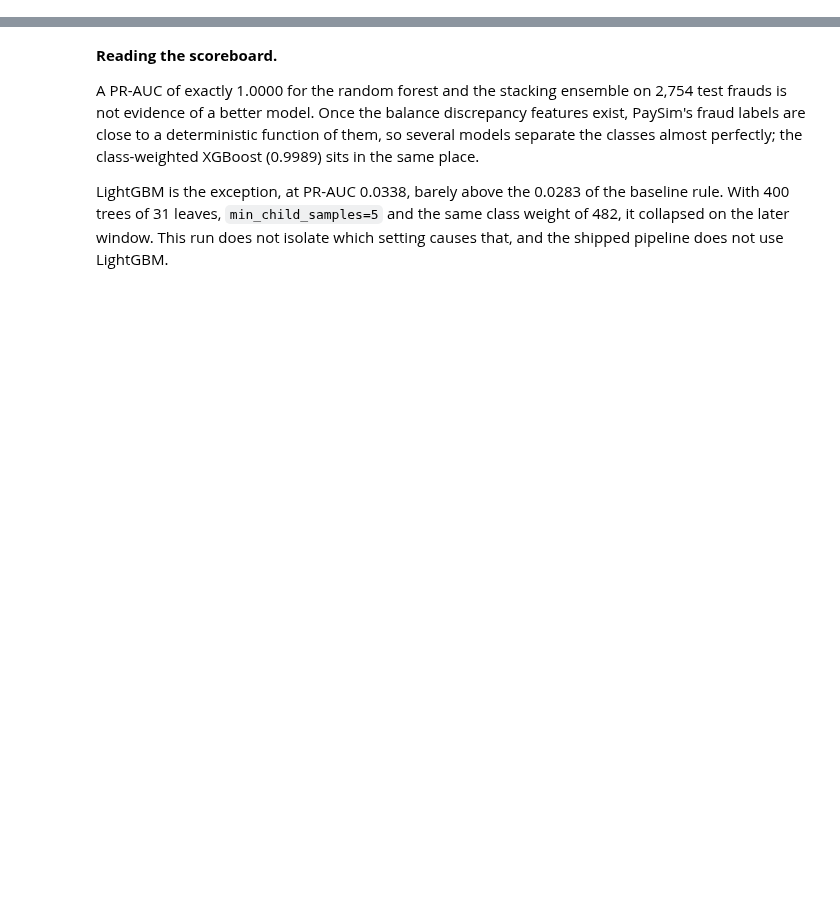
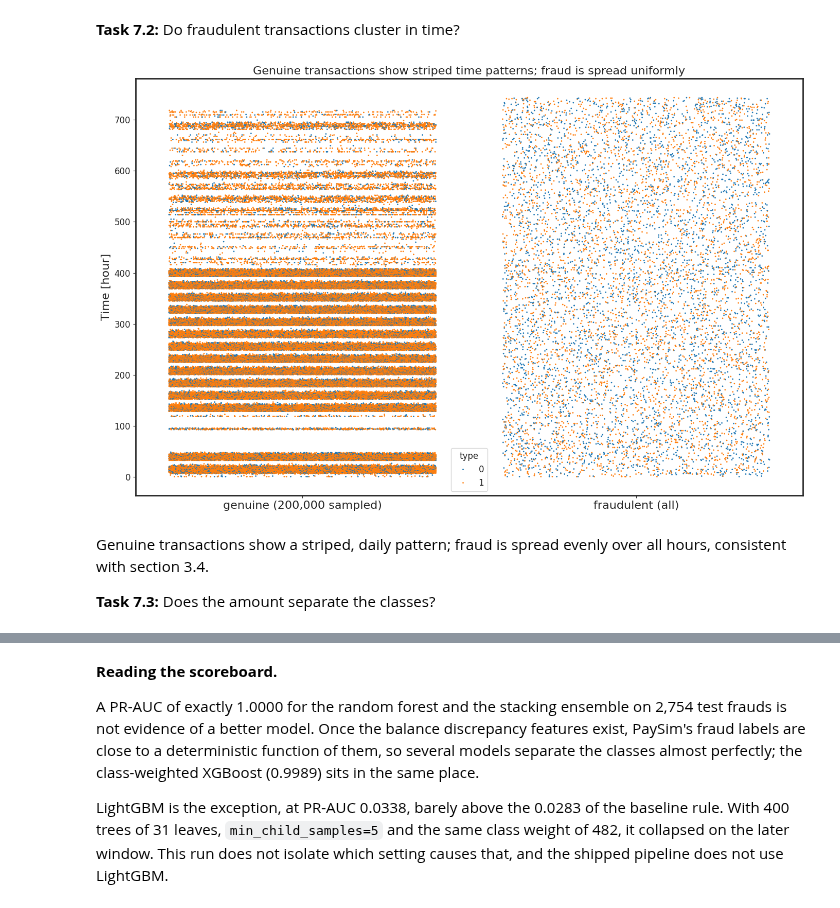
Before and after one commit to alvenyuka/Fraud-Detection-System, a Jupyter notebook: Fraud_Detection_System.ipynb, the cells around one changed output, grey strips where cells are left out. Drawn from its saved outputs; the diff is of its cells as text; code cells hidden in the pictures; blank space fills up the shorter version.

```diff
--- a/Fraud_Detection_System.ipynb
+++ b/Fraud_Detection_System.ipynb
@@ -814,7 +0,0 @@ plt.show();
-# %%
-ax = plot_strip(target, -features.errorBalanceDest, features.type, figsize=(14,9))
-ax.set_ylabel('- errorBalanceDest', size=16)
-ax.set_title('Balance discrepancy at destination clearly separates fraud '
-             'from genuine', size=16)
-plt.tight_layout()
-plt.show()
@@ -1189,0 +556,7 @@ plt.show()
+# %%
+fraud_relevant = df[(df["type"] == "TRANSFER") | (df["type"] == "CASH_OUT")].copy()
+
+print(f"Original dataset: {len(df):>10,} transactions")
+print(f"After filtering:  {len(fraud_relevant):>10,} transactions")
+print(f"Rows removed:    {len(df) - len(fraud_relevant):>10,} "
+      f"({(len(df) - len(fraud_relevant)) / len(df):.1%})")
@@ -1189,0 +656,9 @@ plt.show()
+# %%
+dest_zero_pair = (features["oldBalanceDest"] == 0) & (features["newBalanceDest"] == 0) & (features["amount"] != 0)
+features.loc[dest_zero_pair, ["oldBalanceDest", "newBalanceDest"]] = -1
+
+orig_zero_pair = (features["oldBalanceOrig"] == 0) & (features["newBalanceOrig"] == 0) & (features["amount"] != 0)
+features.loc[orig_zero_pair, ["oldBalanceOrig", "newBalanceOrig"]] = np.nan
+
+print("Sentinel values imputed successfully.")
+print(f"NaN values in features: {features.isnull().sum().sum():,}")
@@ -1189,0 +686,9 @@ plt.show()
+# %%
+# Sender side: zero when the sender's balance fell by exactly the amount
+features["errorBalanceOrig"] = features["newBalanceOrig"] + features["amount"] - features["oldBalanceOrig"]
+
+# Recipient side: zero when the recipient's balance rose by exactly the amount
+features["errorBalanceDest"] = features["oldBalanceDest"] + features["amount"] - features["newBalanceDest"]
+
+print(f"Final feature set: {list(features.columns)}")
+print(f"Shape: {features.shape}")
@@ -1189,0 +731,15 @@ plt.show()
+# %% [markdown]
+**Task 7.2:** Do fraudulent transactions cluster in time?
+# %%
+ax = plot_strip(target, features["step"], features["type"])
+ax.set_ylabel("Time [hour]", size=16)
+ax.set_title("Genuine transactions show striped time patterns; fraud is spread uniformly", size=16)
+plt.tight_layout()
+plt.show()
+# %% [output]
+[figure, added]
+# %% [markdown]
+Genuine transactions show a striped, daily pattern; fraud is spread evenly over
+all hours, consistent with section 3.4.
+
+**Task 7.3:** Does the amount separate the classes?
```
Also changed, not shown: parts of 207 cells of this notebook, 1 other file.
